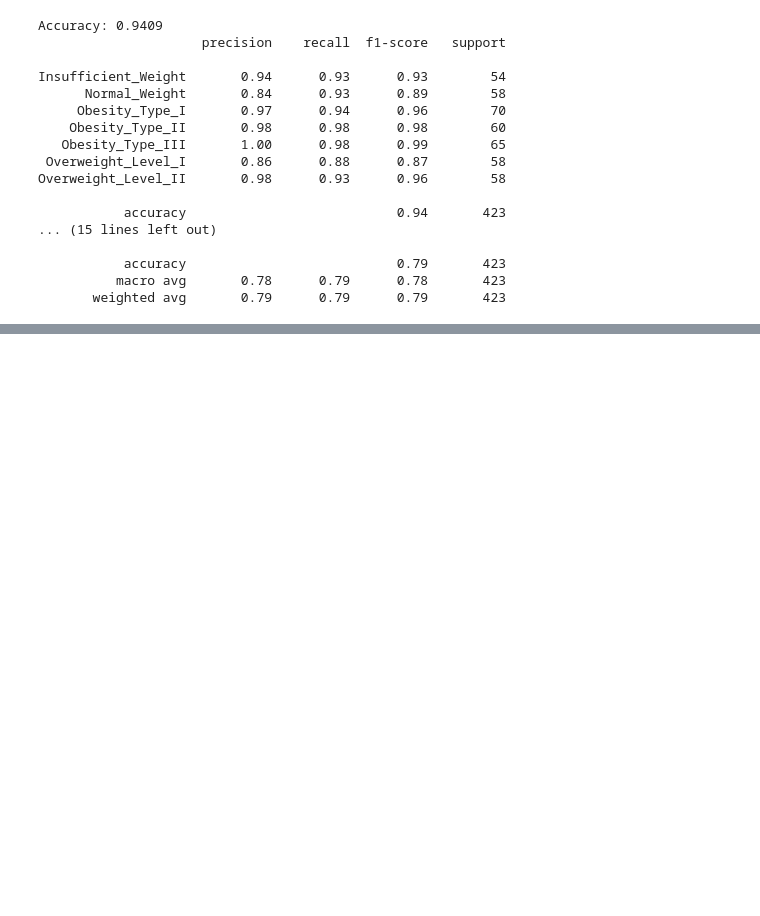
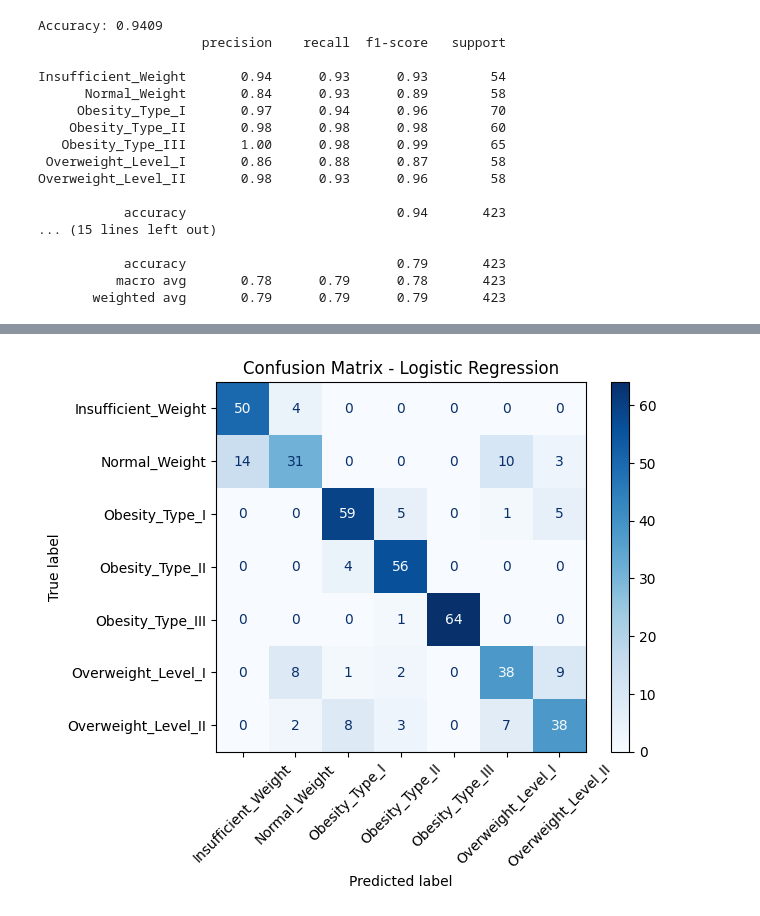
Before and after one commit to Syd001978/CAPSTONE-BengkelKoding-a112214247, a Jupyter notebook: Preprocessing_Capstone.ipynb, the cells around one changed output, grey strips where cells are left out. Cells and saved outputs as stored; diff of their text form; code cells hidden in the pictures; blank space fills up the shorter version.

Commit message:
update modeling

```diff
--- a/Preprocessing_Capstone.ipynb
+++ b/Preprocessing_Capstone.ipynb
@@ -373,0 +451,17 @@ Overweight_Level_II       0.98      0.93      0.96        58
+# %%
+# Logistic Regression
+from sklearn.model_selection import GridSearchCV
+
+param_lr = {
+    'C': [0.01, 0.1, 1, 10],
+    'penalty': ['l2'],
+    'solver': ['lbfgs', 'saga']
+}
+
+grid_lr = GridSearchCV(LogisticRegression(max_iter=1000, random_state=42), param_lr,
+                       cv=5, scoring='accuracy', n_jobs=-1, verbose=1)
+grid_lr.fit(X_train_res, y_train_res)
+
+print("Best Params (LogReg):", grid_lr.best_params_)
+y_pred_lr = grid_lr.best_estimator_.predict(X_test)
+print(classification_report(le_target.inverse_transform(y_test), le_target.inverse_transform(y_pred_lr)))
@@ -373,0 +484,15 @@ Overweight_Level_II       0.98      0.93      0.96        58
+# %%
+from sklearn.metrics import confusion_matrix, ConfusionMatrixDisplay
+
+# Logistic Regression
+model_lr = LogisticRegression(max_iter=1000, random_state=42)
+model_lr.fit(X_train_res, y_train_res)
+y_pred_lr = model_lr.predict(X_test)
+
+cm_lr = confusion_matrix(le_target.inverse_transform(y_test), le_target.inverse_transform(y_pred_lr), labels=le_target.classes_)
+disp_lr = ConfusionMatrixDisplay(confusion_matrix=cm_lr, display_labels=le_target.classes_)
+disp_lr.plot(cmap="Blues", xticks_rotation=45)
+plt.title("Confusion Matrix - Logistic Regression")
+plt.show()
+# %% [output]
+[figure, added]
```
Also changed, not shown: parts of 14 cells of this notebook.
